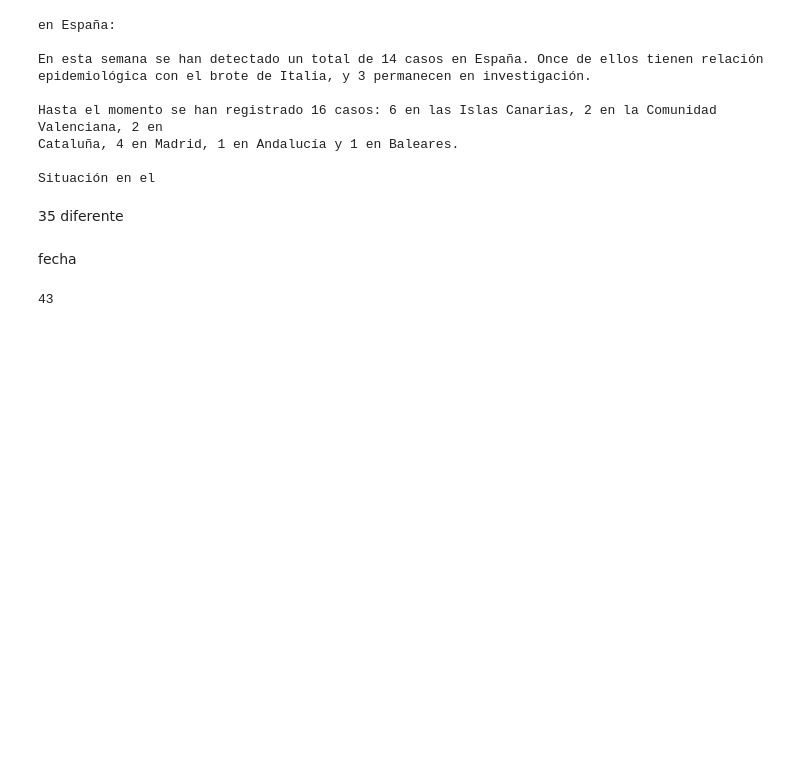
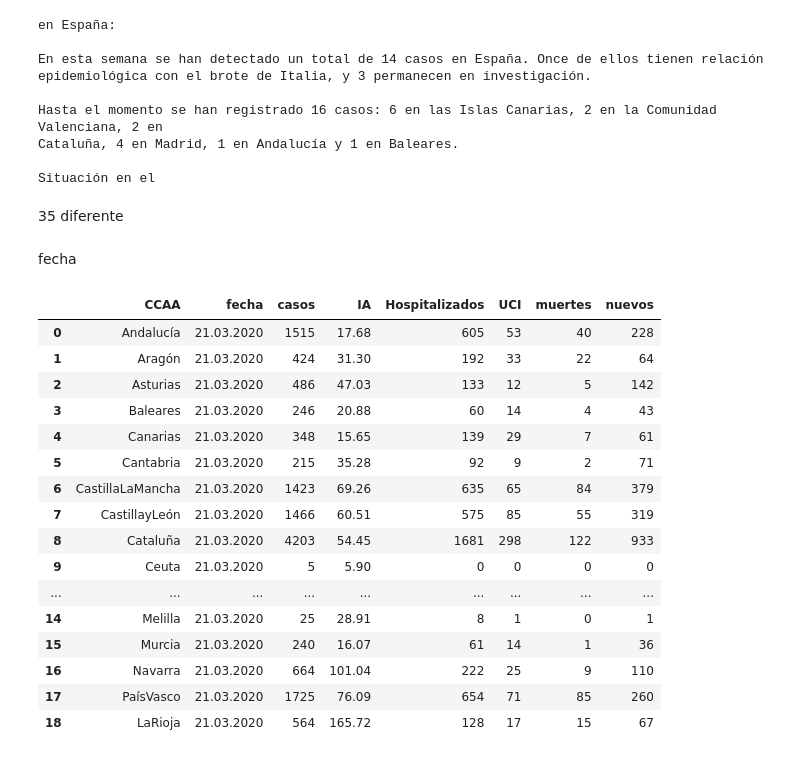
Before and after one commit to victorvicpal/COVID19_es, a Jupyter notebook: notebooks/get_data.ipynb, the cells around one changed output. Drawn from its saved outputs; the diff is of its cells as text; code cells hidden in the pictures; blank space fills up the shorter version.

```diff
--- a/notebooks/get_data.ipynb
+++ b/notebooks/get_data.ipynb
@@ -68,11 +65,34 @@ def save_csv(lst, path):
     cols.insert(1, 'fecha')
     data[cols].to_csv(path, index=False)
 # %%
-for i in range(43,44):
-    print(i)
-    raw = parser.from_file('../data/pdf_data/Actualizacion_{}_COVID-19.pdf'.format(i))
-    fecha = get_fecha(raw['content'])
-    lst = get_lst(raw['content'])
-    save_csv(lst,'../data/csv_data/COVID_es_{}.csv'.format(fecha.replace('.','_')))
+raw = parser.from_file('../data/pdf_data/Actualizacion_51_COVID-19.pdf')
+fecha = get_fecha(raw['content'])
+lst = get_lst(raw['content'])
+#save_csv(lst,'../data/csv_data/COVID_es_{}.csv'.format(fecha.replace('.','_')))
-# %% [output]
-43
+# %%
+cols = ['CCAA', 'casos', 'IA','Hospitalizados', 'UCI', 'muertes', 'nuevos']
+# %%
+data = pd.DataFrame(lst, columns = cols)
+# %%
+data['fecha'] = [fecha]*data.shape[0]
+cols.insert(1, 'fecha')
+# %%
+data[cols]
+# %% [output]
+|  | CCAA | fecha | casos | IA | Hospitalizados | UCI | muertes | nuevos |
+| 0 | Andalucía | 21.03.2020 | 1515 | 17.68 | 605 | 53 | 40 | 228 |
+| 1 | Aragón | 21.03.2020 | 424 | 31.30 | 192 | 33 | 22 | 64 |
+| 2 | Asturias | 21.03.2020 | 486 | 47.03 | 133 | 12 | 5 | 142 |
+| 3 | Baleares | 21.03.2020 | 246 | 20.88 | 60 | 14 | 4 | 43 |
+| 4 | Canarias | 21.03.2020 | 348 | 15.65 | 139 | 29 | 7 | 61 |
+| 5 | Cantabria | 21.03.2020 | 215 | 35.28 | 92 | 9 | 2 | 71 |
+| 6 | CastillaLaMancha | 21.03.2020 | 1423 | 69.26 | 635 | 65 | 84 | 379 |
+| 7 | CastillayLeón | 21.03.2020 | 1466 | 60.51 | 575 | 85 | 55 | 319 |
+| 8 | Cataluña | 21.03.2020 | 4203 | 54.45 | 1681 | 298 | 122 | 933 |
+| 9 | Ceuta | 21.03.2020 | 5 | 5.90 | 0 | 0 | 0 | 0 |
+| ... | ... | ... | ... | ... | ... | ... | ... | ... |
+| 14 | Melilla | 21.03.2020 | 25 | 28.91 | 8 | 1 | 0 | 1 |
+| 15 | Murcia | 21.03.2020 | 240 | 16.07 | 61 | 14 | 1 | 36 |
+| 16 | Navarra | 21.03.2020 | 664 | 101.04 | 222 | 25 | 9 | 110 |
+| 17 | PaísVasco | 21.03.2020 | 1725 | 76.09 | 654 | 71 | 85 | 260 |
+| 18 | LaRioja | 21.03.2020 | 564 | 165.72 | 128 | 17 | 15 | 67 |
```
Also changed, not shown: parts of 5 cells of this notebook, 3 other files.
